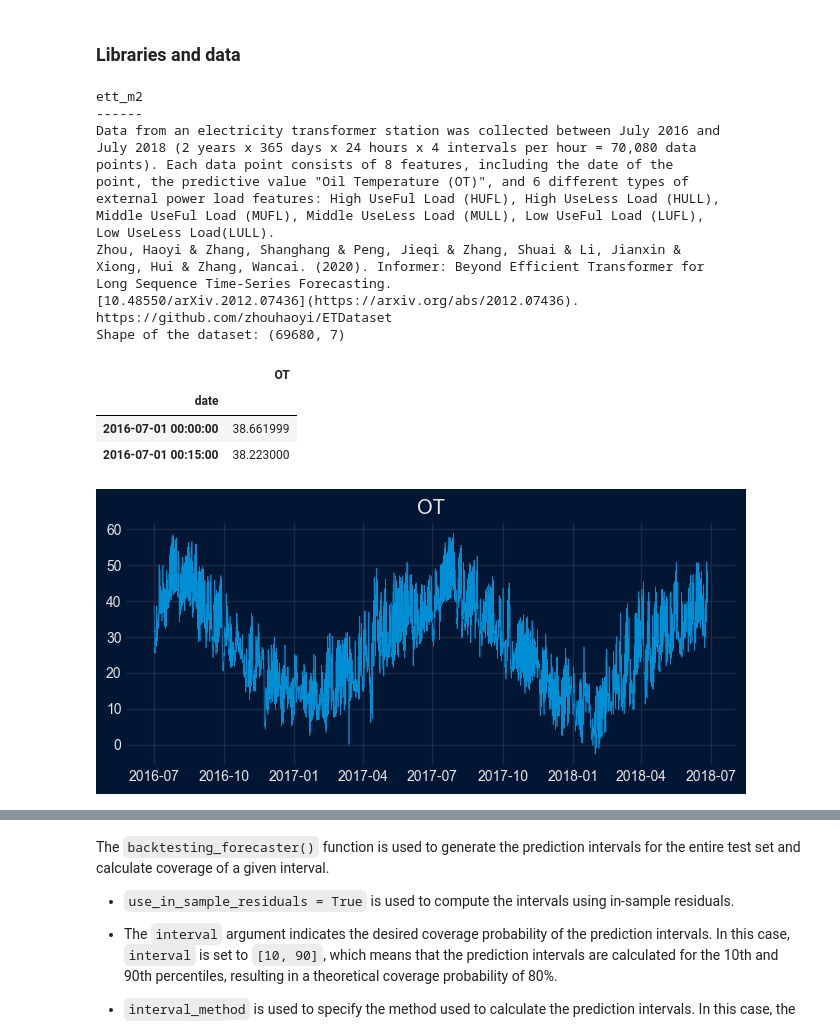
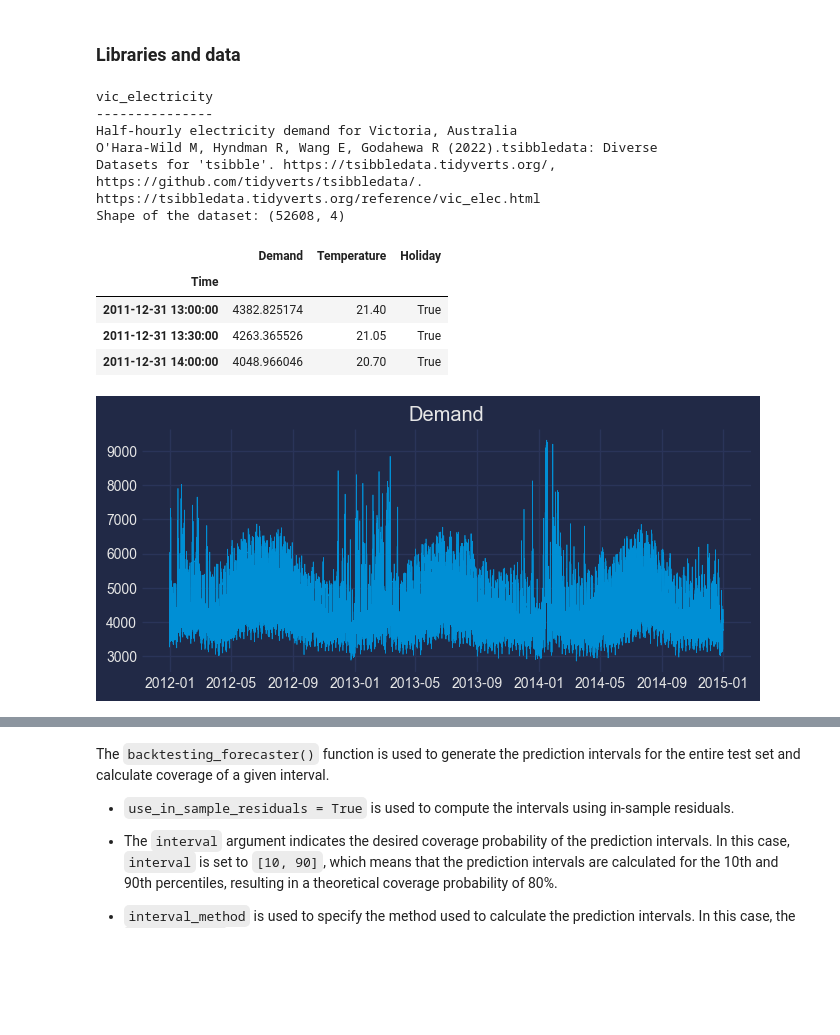
Before and after one commit to skforecast/skforecast, a Jupyter notebook: docs/user_guides/probabilistic-forecasting-bootstrapped-residuals.ipynb, the cells around one changed output, grey strips where cells are left out. Cells and saved outputs as stored; diff of their text form; code cells hidden in the pictures; blank space fills up the shorter version.

```diff
--- a/docs/user_guides/probabilistic-forecasting-bootstrapped-residuals.ipynb
+++ b/docs/user_guides/probabilistic-forecasting-bootstrapped-residuals.ipynb
@@ -100,39 +105,45 @@ plt.style.use('seaborn-v0_8-darkgrid')
 # %%
 # Data download
 # ==============================================================================
-data = fetch_dataset(name='ett_m2')
-data = data[['OT']]
-data.head(2)
+data = fetch_dataset(name='vic_electricity', raw=False)
+data = data[['Demand', 'Temperature', 'Holiday']]
+data.head(3)
 # %% [output]
-ett_m2
-------
-Data from an electricity transformer station was collected between July 2016 and
-July 2018 (2 years x 365 days x 24 hours x 4 intervals per hour = 70,080 data
-points). Each data point consists of 8 features, including the date of the
-point, the predictive value "Oil Temperature (OT)", and 6 different types of
-external power load features: High UseFul Load (HUFL), High UseLess Load (HULL),
-Middle UseFul Load (MUFL), Middle UseLess Load (MULL), Low UseFul Load (LUFL),
-Low UseLess Load(LULL).
-Zhou, Haoyi & Zhang, Shanghang & Peng, Jieqi & Zhang, Shuai & Li, Jianxin &
-Xiong, Hui & Zhang, Wancai. (2020). Informer: Beyond Efficient Transformer for
-Long Sequence Time-Series Forecasting.
-[10.48550/arXiv.2012.07436](https://arxiv.org/abs/2012.07436).
-https://github.com/zhouhaoyi/ETDataset
-Shape of the dataset: (69680, 7)
+vic_electricity
+---------------
+Half-hourly electricity demand for Victoria, Australia
+O'Hara-Wild M, Hyndman R, Wang E, Godahewa R (2022).tsibbledata: Diverse
+Datasets for 'tsibble'. https://tsibbledata.tidyverts.org/,
+https://github.com/tidyverts/tsibbledata/.
+https://tsibbledata.tidyverts.org/reference/vic_elec.html
+Shape of the dataset: (52608, 4)
-|  | OT |
-| date |  |
-| 2016-07-01 00:00:00 | 38.661999 |
-| 2016-07-01 00:15:00 | 38.223000 |
+|  | Demand | Temperature | Holiday |
+| Time |  |  |  |
+| 2011-12-31 13:00:00 | 4382.825174 | 21.40 | True |
+| 2011-12-31 13:30:00 | 4263.365526 | 21.05 | True |
+| 2011-12-31 14:00:00 | 4048.966046 | 20.70 | True |
+# %%
+# Aggregating in 1H intervals
+# ==============================================================================
+data = (
+    data
+    .resample(rule="h", closed="left", label="right")
+    .agg({
+        "Demand": "mean",
+        "Temperature": "mean",
+        "Holiday": "mean",
+    })
+)
 # %%
 # Plot target time series
 # ==============================================================================
 set_dark_theme()
 plt.rcParams['lines.linewidth'] = 0.5
 fig, ax = plt.subplots(figsize=(7, 3))
-ax.plot(data['OT'])
-ax.set_title("OT");
+ax.plot(data['Demand'])
+ax.set_title("Demand");
 # %% [output]
-[figure, old version]
+[figure, new version]
 # %%
 # Calendar features
 # ==============================================================================
```
Also changed, not shown: parts of 41 cells of this notebook, 1 other file.
